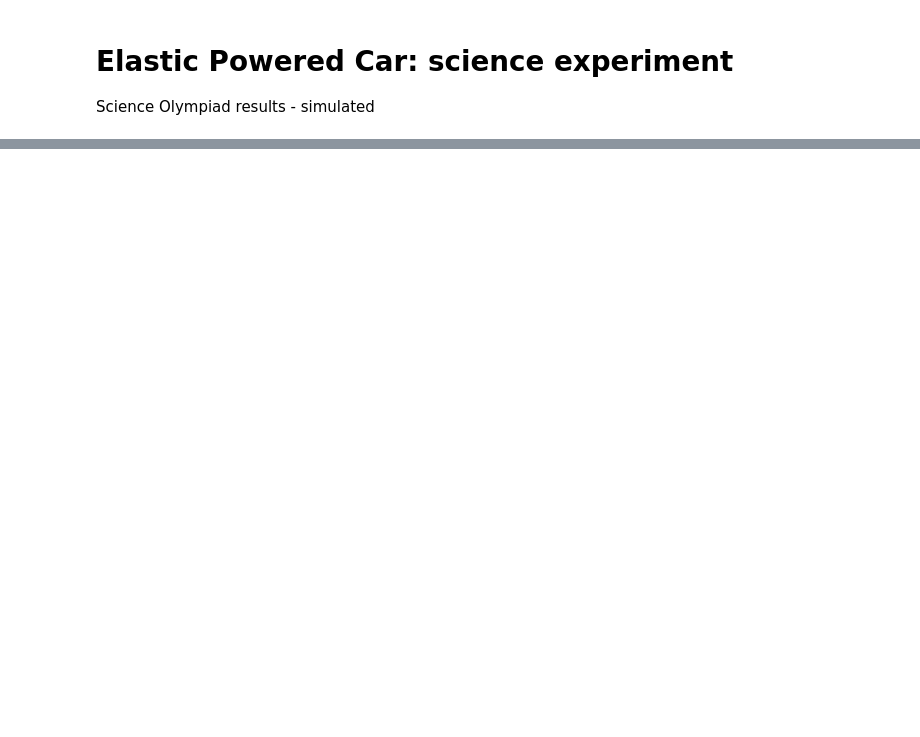
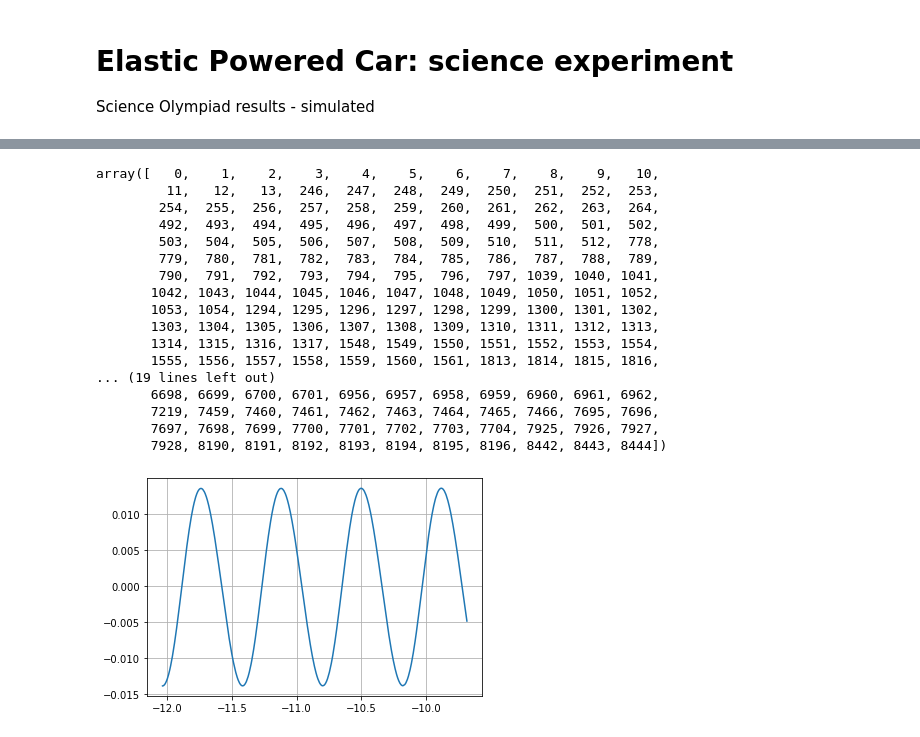
Before and after one commit to zmadscientist/ElasticCarTireOutOfRoundPCA, a Jupyter notebook: ElasticPoweredCarScienceExperiment.ipynb, the cells around one changed output, grey strips where cells are left out. Cells and saved outputs as stored; diff of their text form; code cells hidden in the pictures; blank space fills up the shorter version.

```diff
--- a/ElasticPoweredCarScienceExperiment.ipynb
+++ b/ElasticPoweredCarScienceExperiment.ipynb
@@ -76,13 +108,32 @@ plt.grid()
 # %%
-P0 = 45
-P1 = 75
+P0 = 0
+P1 = 1000
 plt.plot(PCA_Res[0][P0:P1], PCA_Res[1][P0:P1])
 plt.grid()
 # print(np.where(PCA_Res[1][P0:P1] < -.012))
 # print("Period in seconds", (PCA_Res[0][P1] - PCA_Res[0][P0])) #sec
 # print("Distance in m for one Period at ,45 m/s = ", (PCA_Res[0][P1] - PCA_Res[0][P0])*.45)
 # diam_est = (PCA_Res[0][P1] - PCA_Res[0][P0])*.45/.254/(2*3.14)
 # print("est diam", diam_est)
 
-np.where(PCA_Res[1] < -.0131)[0]
+np.where(PCA_Res[1] < -.01352)[0]
+# %% [output]
+array([   0,    1,    2,    3,    4,    5,    6,    7,    8,    9,   10,
+         11,   12,   13,  246,  247,  248,  249,  250,  251,  252,  253,
+        254,  255,  256,  257,  258,  259,  260,  261,  262,  263,  264,
+        492,  493,  494,  495,  496,  497,  498,  499,  500,  501,  502,
+        503,  504,  505,  506,  507,  508,  509,  510,  511,  512,  778,
+        779,  780,  781,  782,  783,  784,  785,  786,  787,  788,  789,
+        790,  791,  792,  793,  794,  795,  796,  797, 1039, 1040, 1041,
+       1042, 1043, 1044, 1045, 1046, 1047, 1048, 1049, 1050, 1051, 1052,
+       1053, 1054, 1294, 1295, 1296, 1297, 1298, 1299, 1300, 1301, 1302,
+       1303, 1304, 1305, 1306, 1307, 1308, 1309, 1310, 1311, 1312, 1313,
+       1314, 1315, 1316, 1317, 1548, 1549, 1550, 1551, 1552, 1553, 1554,
+       1555, 1556, 1557, 1558, 1559, 1560, 1561, 1813, 1814, 1815, 1816,
+... (19 lines left out)
+       6698, 6699, 6700, 6701, 6956, 6957, 6958, 6959, 6960, 6961, 6962,
+       7219, 7459, 7460, 7461, 7462, 7463, 7464, 7465, 7466, 7695, 7696,
+       7697, 7698, 7699, 7700, 7701, 7702, 7703, 7704, 7925, 7926, 7927,
+       7928, 8190, 8191, 8192, 8193, 8194, 8195, 8196, 8442, 8443, 8444])
+[figure, added]
 # %%
```
Also changed, not shown: parts of 20 cells of this notebook.
